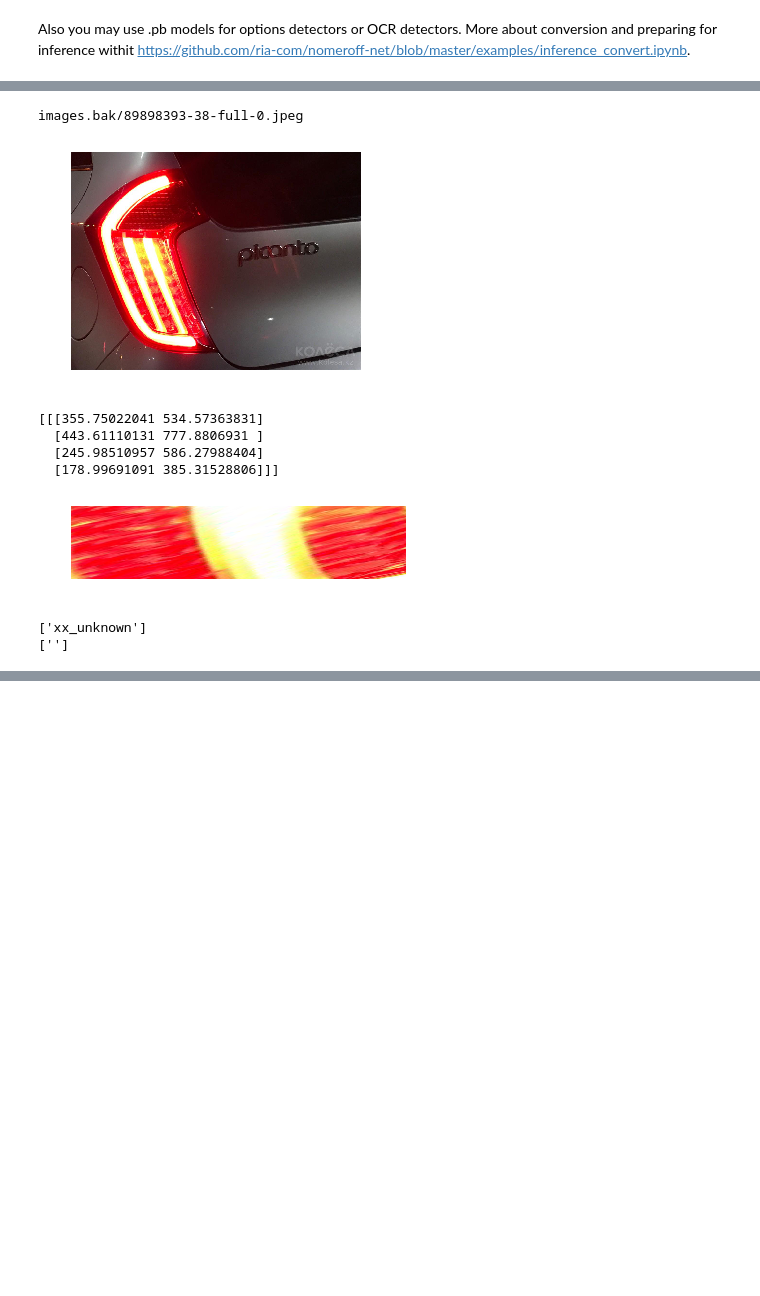
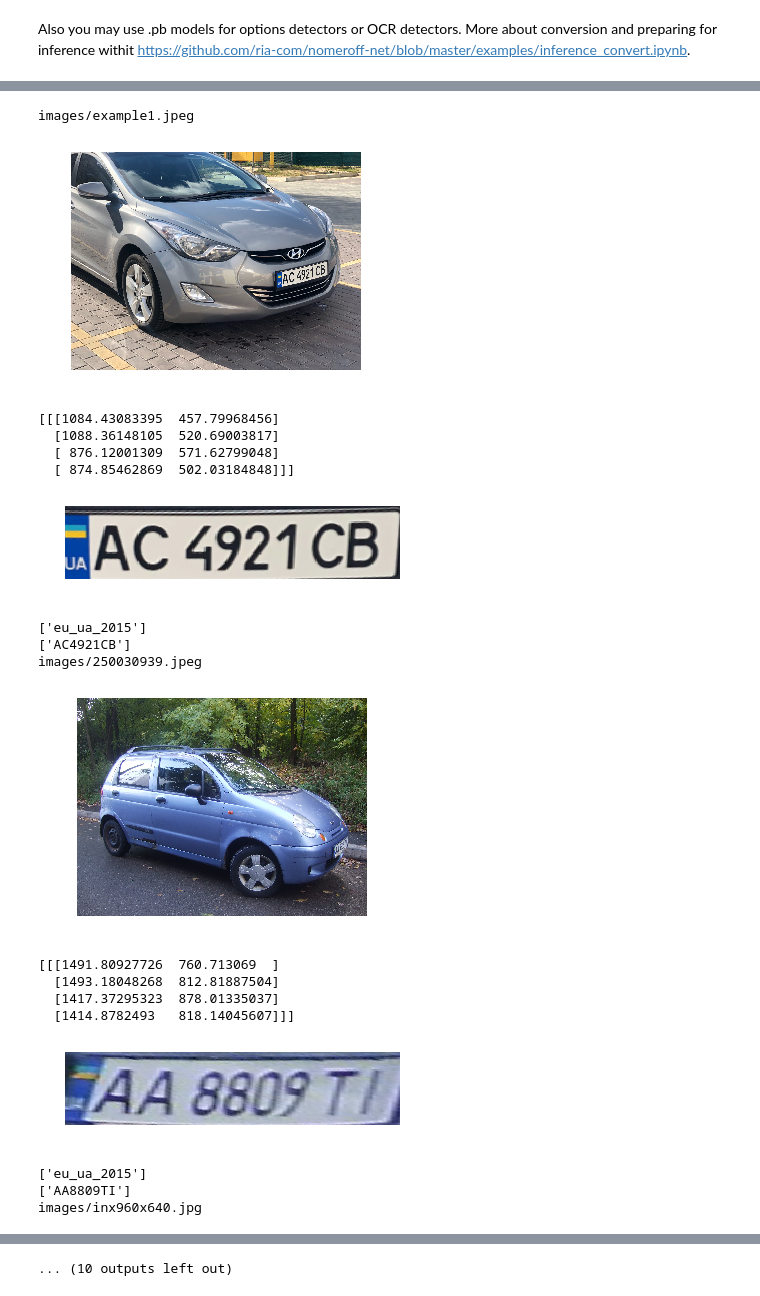
Before and after one commit to ria-com/nomeroff-net, a Jupyter notebook: examples/demo3.ipynb, the cells around one changed output, grey strips where cells are left out. Saved outputs shown, nothing was run; the diff lists cells and outputs as text; code cells hidden in the pictures; blank space fills up the shorter version.

```diff
--- a/examples/demo3.ipynb
+++ b/examples/demo3.ipynb
@@ -24,7 +24,7 @@ MASK_RCNN_DIR = os.path.join(NOMEROFF_NET_DIR, 'Mask_RCNN')
 
 MASK_RCNN_LOG_DIR = os.path.join(NOMEROFF_NET_DIR, 'logs')
 MASK_RCNN_MODEL_PATH = os.path.join(NOMEROFF_NET_DIR, "models/mask_rcnn_numberplate_0700.h5")
-OPTIONS_MODEL_PATH =  os.path.join(NOMEROFF_NET_DIR, "models/numberplate_options_2019_04_17.h5")
+OPTIONS_MODEL_PATH =  os.path.join(NOMEROFF_NET_DIR, "models/numberplate_kz_options_2019_04_17.h5")
 
 # If you use gpu version tensorflow please change model to gpu version named like *-gpu.pb
 mode = "cpu"
@@ -92,6 +92,6 @@ W0418 17:33:12.035438 139889067513152 deprecation.py:237] From /usr/local/lib64/
 # %%
 # Walking through the ./examples/images/ directory and checking each of the images for license plates.
-rootDir = 'images.bak/'
+rootDir = 'images/'
 
 max_img_w = 1600
 for dirName, subdirList, fileList in os.walk(rootDir):
@@ -117,39 +117,49 @@ for dirName, subdirList, fileList in os.walk(rootDir):
 
         NP = nnet.detect([resized_img])
 
         # Generate image mask.
         cv_img_masks = await filters.cv_img_mask_async(NP)
 
         # Detect points.
         arrPoints = await rectDetector.detectAsync(cv_img_masks, outboundHeightOffset=3-img_w_r, fixGeometry=True, fixRectangleAngle=10)
         print(arrPoints)
         arrPoints[..., 1:2] = arrPoints[..., 1:2]*img_h_r
         arrPoints[..., 0:1] = arrPoints[..., 0:1]*img_w_r
 
         # cut zones
         zones = await rectDetector.get_cv_zonesBGR_async(img, arrPoints)
         toShowZones = await rectDetector.get_cv_zonesRGB_async(img, arrPoints)
         for zone, points in zip(toShowZones, arrPoints):
             plt.axis("off")
             plt.imshow(zone)
             plt.show()
 
         # find standart
         regionIds, stateIds = optionsDetector.predict(zones)
         regionNames = optionsDetector.getRegionLabels(regionIds)
         print(regionNames)
 
         # find text with postprocessing by standart
         textArr = textDetector.predict(zones, regionNames)
         textArr = await textPostprocessingAsync(textArr, regionNames)
         print(textArr)
 # %% [output]
-images.bak/89898393-38-full-0.jpeg
+images/example1.jpeg
-[figure, old version]
+[figure, new version]
-[[[355.75022041 534.57363831]
-  [443.61110131 777.8806931 ]
-  [245.98510957 586.27988404]
-  [178.99691091 385.31528806]]]
+[[[1084.43083395  457.79968456]
+  [1088.36148105  520.69003817]
+  [ 876.12001309  571.62799048]
+  [ 874.85462869  502.03184848]]]
-[figure, old version]
+[figure, new version]
-['xx_unknown']
-['']
+['eu_ua_2015']
+['AC4921CB']
+images/250030939.jpeg
+[figure, added]
+[[[1491.80927726  760.713069  ]
+  [1493.18048268  812.81887504]
+  [1417.37295323  878.01335037]
+  [1414.8782493   818.14045607]]]
+[figure, added]
+['eu_ua_2015']
+['AA8809TI']
+images/inx960x640.jpg
@@ -155,0 +172 @@ images.bak/89898393-38-full-0.jpeg
+... (10 outputs left out)
```
Also changed, not shown: parts of 2 cells of this notebook.
